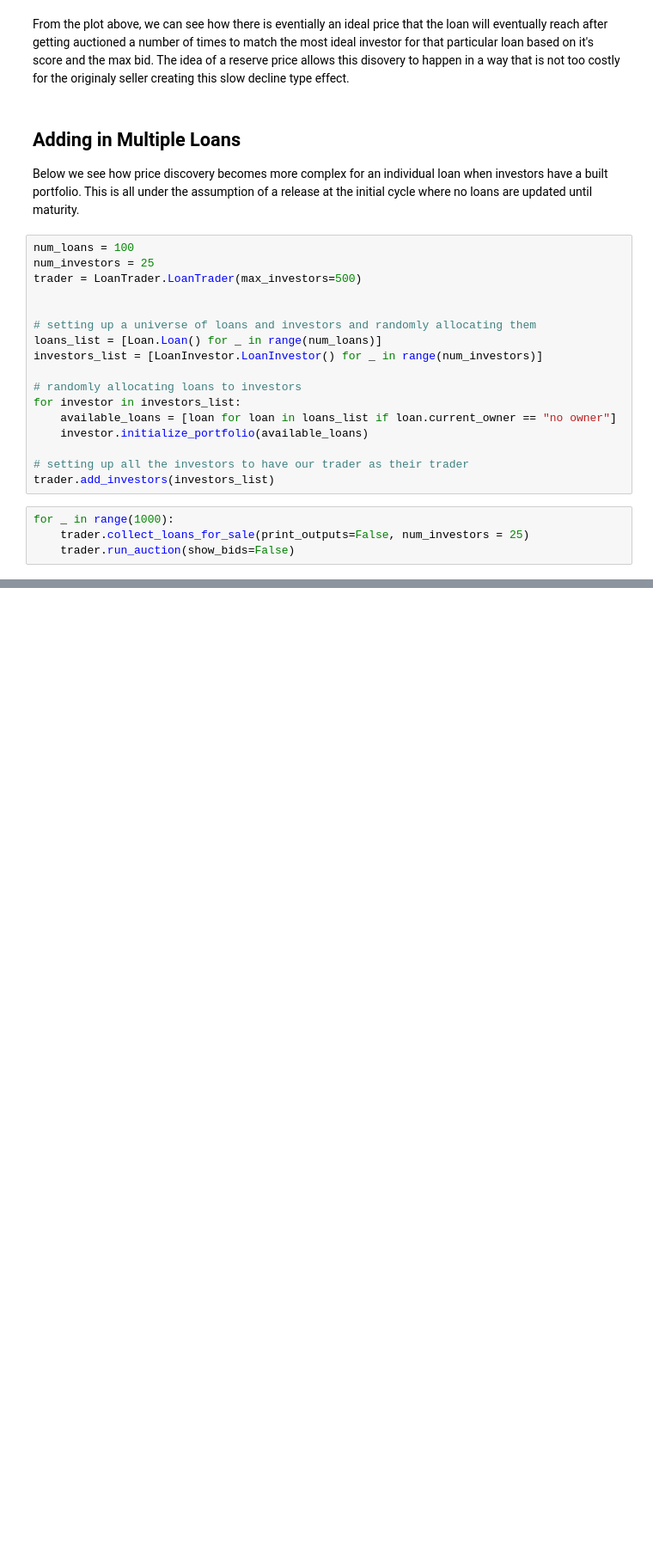
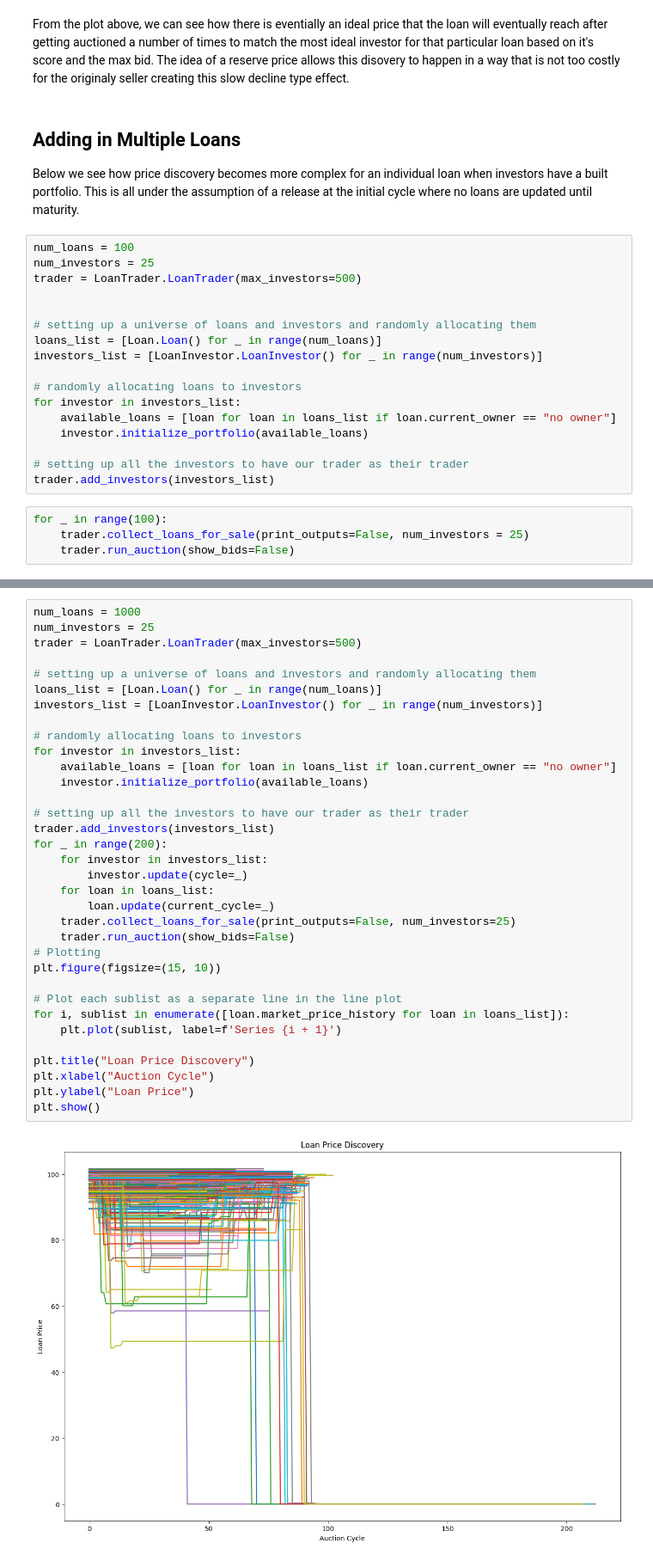
Before and after one commit to mithilpujar/capstone, a Jupyter notebook: Loan Trader Demonstration.ipynb, the cells around one changed output, grey strips where cells are left out. Shown at 86% size. Cells and saved outputs as stored; diff of their text form; blank space fills up the shorter version.

```diff
--- a/Loan Trader Demonstration.ipynb
+++ b/Loan Trader Demonstration.ipynb
@@ -135,7 +135,7 @@ for investor in investors_list:
 # setting up all the investors to have our trader as their trader
 trader.add_investors(investors_list)
 # %%
-for _ in range(1000):
+for _ in range(100):
     trader.collect_loans_for_sale(print_outputs=False, num_investors = 25)
     trader.run_auction(show_bids=False)
 # %%
@@ -154,0 +159,36 @@ plt.show()
+# %%
+num_loans = 1000
+num_investors = 25
+trader = LoanTrader.LoanTrader(max_investors=500)
+
+# setting up a universe of loans and investors and randomly allocating them
+loans_list = [Loan.Loan() for _ in range(num_loans)]
+investors_list = [LoanInvestor.LoanInvestor() for _ in range(num_investors)]
+
+# randomly allocating loans to investors
+for investor in investors_list:
+    available_loans = [loan for loan in loans_list if loan.current_owner == "no owner"]
+    investor.initialize_portfolio(available_loans)
+
+# setting up all the investors to have our trader as their trader
+trader.add_investors(investors_list)
+for _ in range(200):
+    for investor in investors_list:
+        investor.update(cycle=_)
+    for loan in loans_list:
+        loan.update(current_cycle=_)
+    trader.collect_loans_for_sale(print_outputs=False, num_investors=25)
+    trader.run_auction(show_bids=False)
+# Plotting
+plt.figure(figsize=(15, 10))
+
+# Plot each sublist as a separate line in the line plot
+for i, sublist in enumerate([loan.market_price_history for loan in loans_list]):
+    plt.plot(sublist, label=f'Series {i + 1}')
+
+plt.title("Loan Price Discovery")
+plt.xlabel("Auction Cycle")
+plt.ylabel("Loan Price")
+plt.show()
+# %% [output]
+[figure, added]
```
Also changed, not shown: parts of 7 cells of this notebook, 2 other files.
